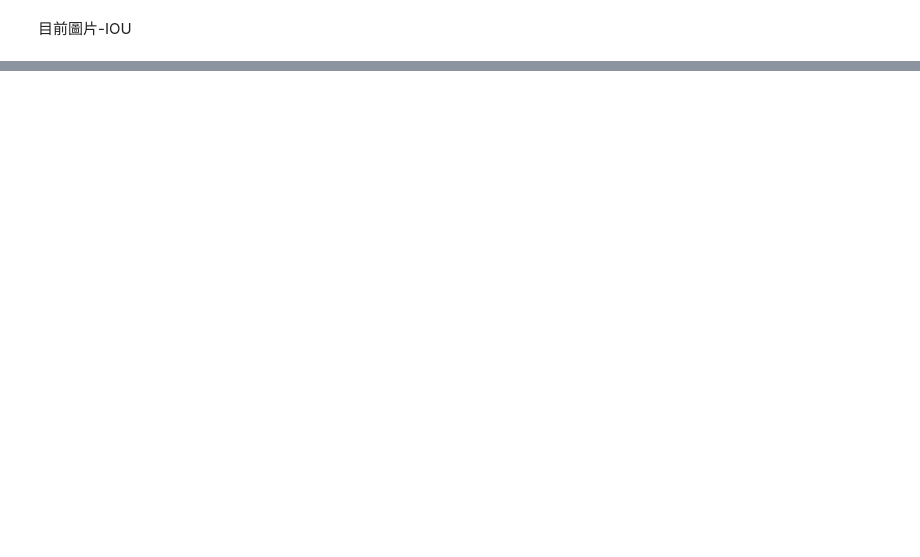
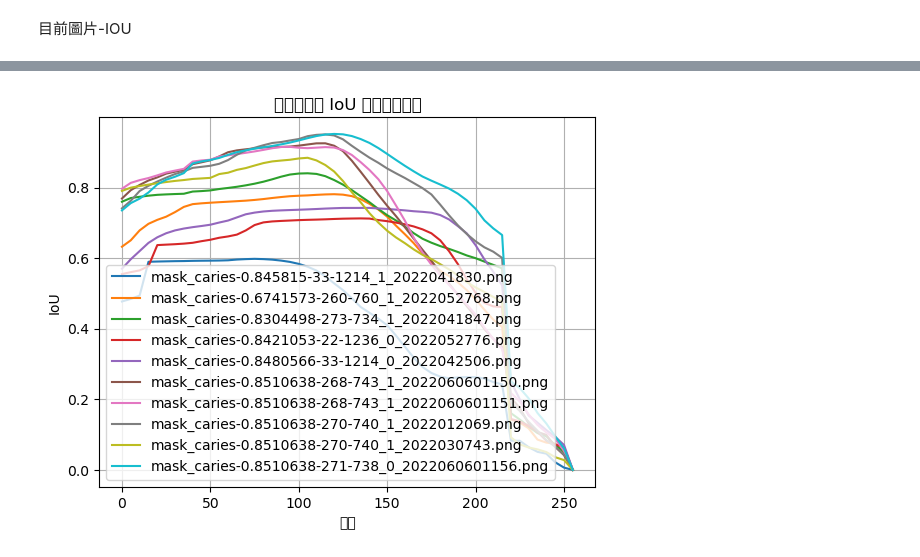
Before and after one commit to LianChia/task, a Jupyter notebook: v4.40/task1and2/Task1_and_Task2.ipynb, the cells around one changed output, grey strips where cells are left out. Drawn from its saved outputs; the diff is of its cells as text; code cells hidden in the pictures; blank space fills up the shorter version.

```diff
--- a/v4.40/task1and2/Task1_and_Task2.ipynb
+++ b/v4.40/task1and2/Task1_and_Task2.ipynb
@@ -1720,0 +1556,93 @@ IoU: 0.43422690121422086
+# %%
+import os
+import numpy as np
+import cv2
+import matplotlib.pyplot as plt
+from natsort import natsorted
+
+def calculate_iou(mask1, mask2):
+    mask1 = np.array(mask1).astype(bool)
+    mask2 = np.array(mask2).astype(bool)
+    intersection = np.logical_and(mask1, mask2).sum()
+    union = np.logical_or(mask1, mask2).sum()
+    iou = intersection / union if union != 0 else 0
+    return iou
+
+def find_best_threshold(mask_predict, mask_groundtruth):
+    best_iou = 0
+    best_threshold = 127  # 預設初始閾值
+    ious = []
+
+    # 測試不同閾值範圍 0-255
+    for threshold in range(0, 256, 5):
+        # 二值化處理
+        _, mask_predict_bin = cv2.threshold(mask_predict, threshold, 255, cv2.THRESH_BINARY)
+        _, mask_groundtruth_bin = cv2.threshold(mask_groundtruth, threshold, 255, cv2.THRESH_BINARY)
+
+        # 計算 IoU
+        iou = calculate_iou(mask_predict_bin, mask_groundtruth_bin)
+        ious.append((threshold, iou))
+
+        # 更新最佳閾值
+        if iou > best_iou:
+            best_iou = iou
+            best_threshold = threshold
+
+    return best_threshold, best_iou, ious
+
+def process_folder_for_best_thresholds(predict_folder, groundtruth_folder):
+    # 自然排序讀取檔案
+    predict_files = natsorted([f for f in os.listdir(predict_folder) if f.endswith('.png')])
+    groundtruth_files = natsorted([f for f in os.listdir(groundtruth_folder) if f.endswith('.png')])
+
+    # 檢查檔案數量是否一致
+    if len(predict_files) != len(groundtruth_files):
+        raise ValueError("預測資料夾和真實資料夾中的檔案數量不一致。")
+
+    best_thresholds = []
+    for predict_file, groundtruth_file in zip(predict_files, groundtruth_files):
+        predict_path = os.path.join(predict_folder, predict_file)
+        groundtruth_path = os.path.join(groundtruth_folder, groundtruth_file)
+
+        # 讀取並轉換為灰階影像
+        mask_predict = cv2.imread(predict_path, cv2.IMREAD_GRAYSCALE)
+        mask_groundtruth = cv2.imread(groundtruth_path, cv2.IMREAD_GRAYSCALE)
+
+        if mask_predict is None or mask_groundtruth is None:
+            print(f"無法讀取檔案: {predict_path} 或 {groundtruth_path}")
+            continue
+
+        # 計算最佳閾值和 IoU
+        best_threshold, best_iou, ious = find_best_threshold(mask_predict, mask_groundtruth)
+        best_thresholds.append((predict_file, groundtruth_file, best_threshold, best_iou))
+
+        print(f"{predict_file} 與 {groundtruth_file} 的最佳閾值為 {best_threshold}，IoU 為 {best_iou}")
+
+        # 畫出每個檔案的 IoU-閾值變化圖
+        thresholds = [x[0] for x in ious]
+        ious_values = [x[1] for x in ious]
+        plt.plot(thresholds, ious_values, label=f"{predict_file}")
+
+    # 顯示所有檔案的 IoU-閾值圖
+    plt.xlabel('閾值')
+    plt.ylabel('IoU')
+    plt.title('不同圖片的 IoU 值隨閾值變化')
+    plt.legend(loc="best")
+    plt.grid(True)
+    plt.show()
+
+    return best_thresholds
+
+# 預測集和真實集的資料夾路徑
+predict_folder = r"C:\Users\SSTek\Desktop\LianChia\task\v4.40\task1and2\imgv0.2\test"
+groundtruth_folder = r"C:\Users\SSTek\Desktop\LianChia\task\v4.40\task1and2\imgv0.2\fin_pic"
+
+# 計算每張圖片的最佳閾值和 IoU
+best_thresholds = process_folder_for_best_thresholds(predict_folder, groundtruth_folder)
+
+# 輸出每對檔案的最佳閾值和 IoU
+for predict_file, groundtruth_file, best_threshold, best_iou in best_thresholds:
+    print(f"檔案: {predict_file} vs {groundtruth_file}")
+    print(f"最佳閾值: {best_threshold}")
+    print(f"最佳 IoU: {best_iou}\n")
+# %% [output]
@@ -1720,0 +1659 @@ IoU: 0.43422690121422086
+[figure, added]
```
Also changed, not shown: parts of 17 cells of this notebook, 51 other files.
